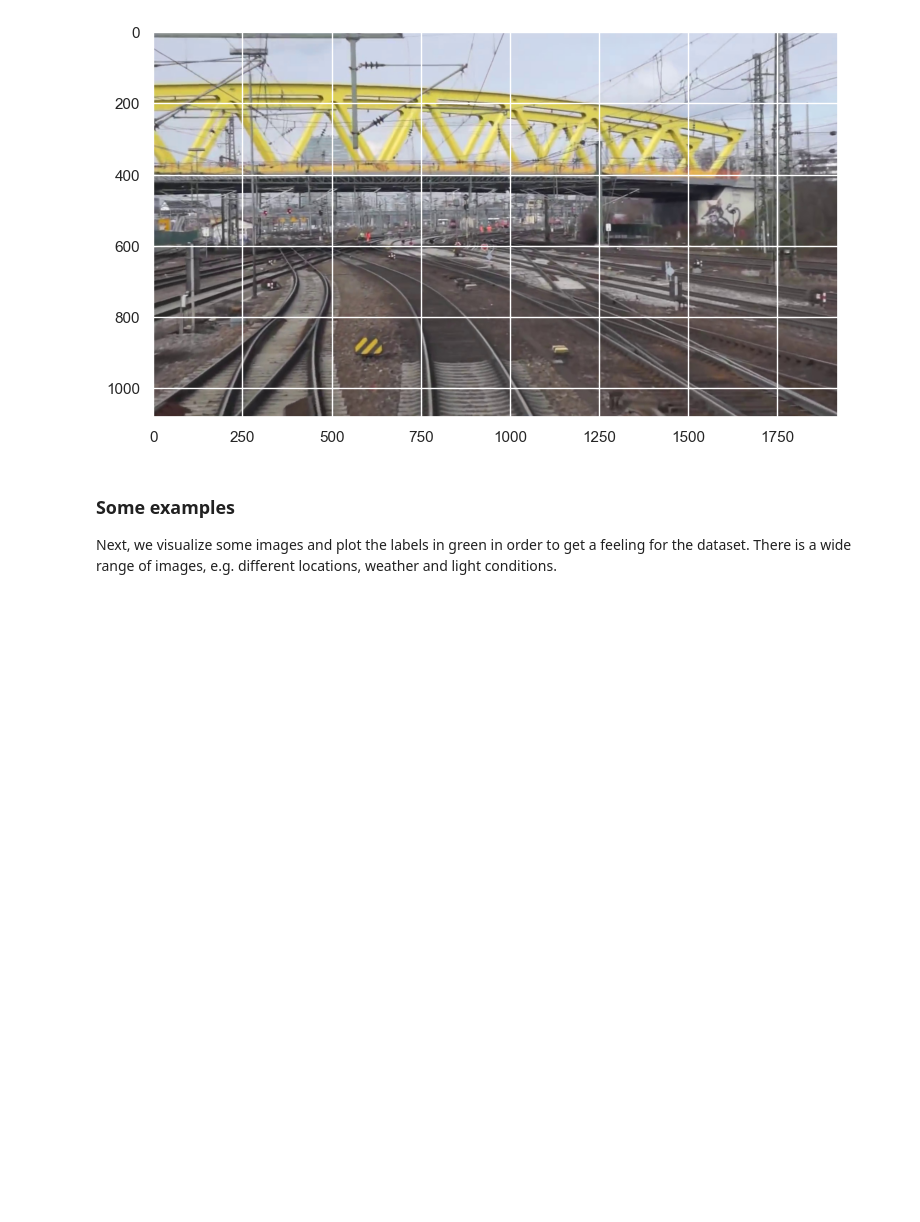
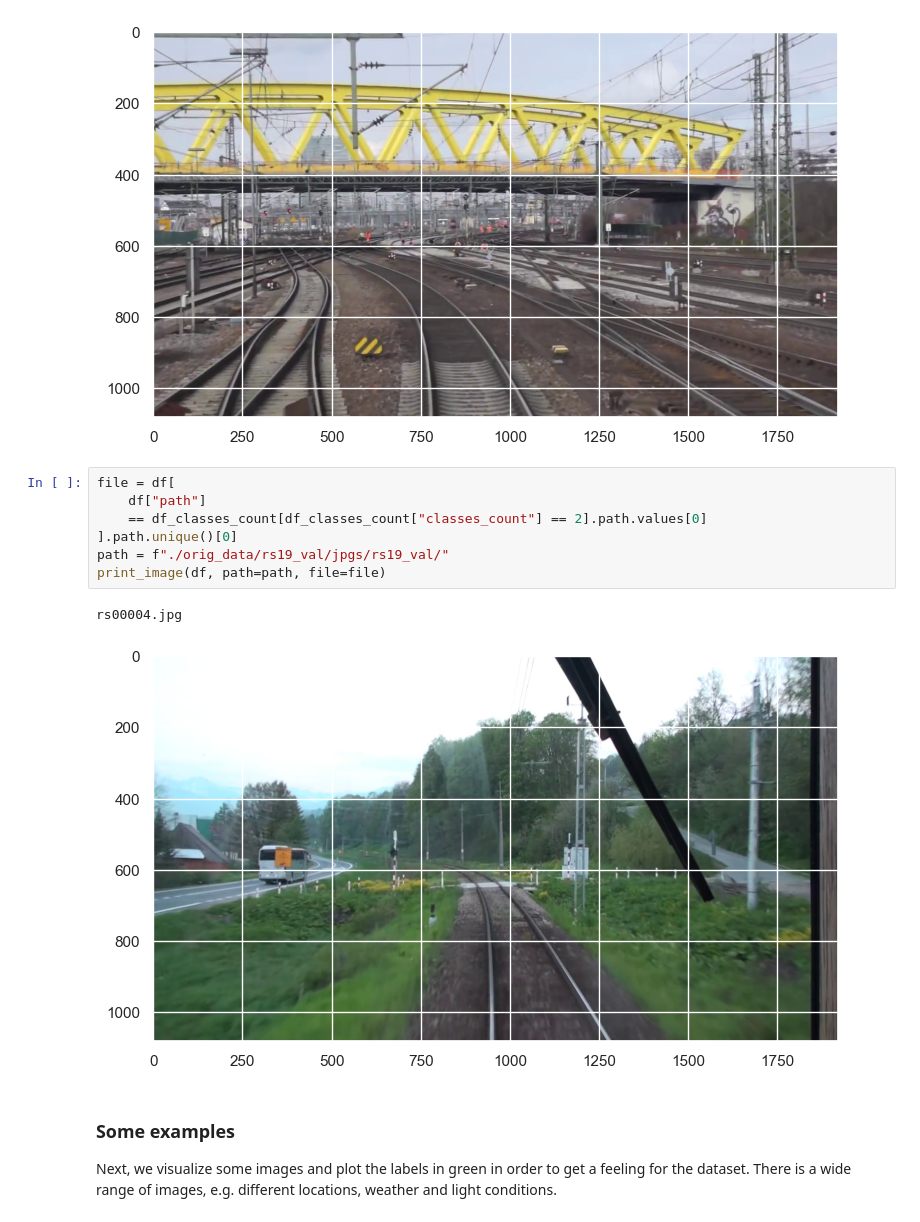
Before and after one commit to clewfirstspockonehanded/rail_detection_preparation, a Jupyter notebook: 02_eda_rs19.ipynb, the cells around one changed output. Cells and saved outputs as stored; diff of their text form; blank space fills up the shorter version.

```diff
--- a/02_eda_rs19.ipynb
+++ b/02_eda_rs19.ipynb
@@ -154,6 +159,16 @@ print_image(df, path=path, file=file)
 # %% [output]
 rs00990.jpg
 [figure]
+# %%
+file = df[
+    df["path"]
+    == df_classes_count[df_classes_count["classes_count"] == 2].path.values[0]
+].path.unique()[0]
+path = f"./orig_data/rs19_val/jpgs/rs19_val/"
+print_image(df, path=path, file=file)
+# %% [output]
+rs00004.jpg
+[figure, added]
 # %% [markdown]
 ### Some examples
 
```
Also changed, not shown: parts of 6 cells of this notebook, 20 other files.
